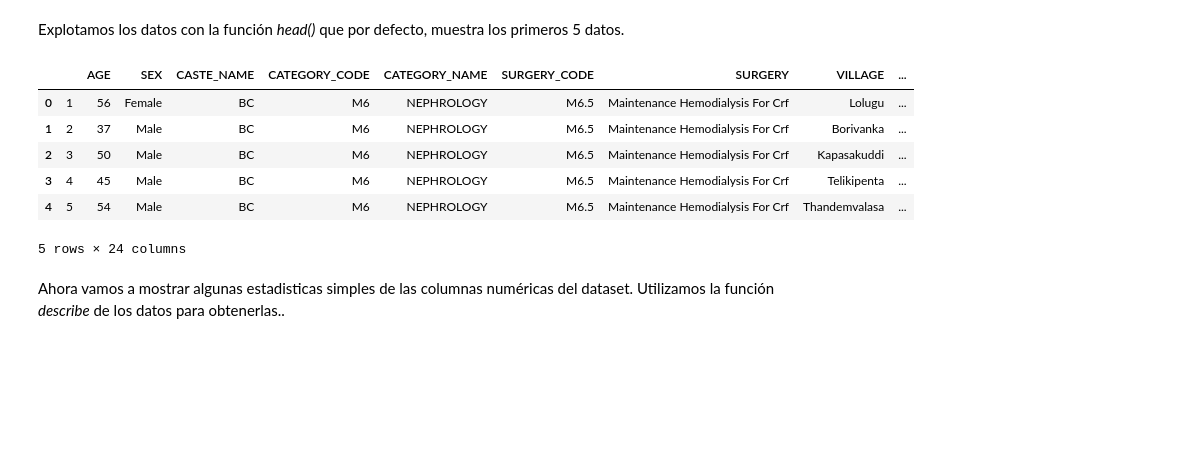
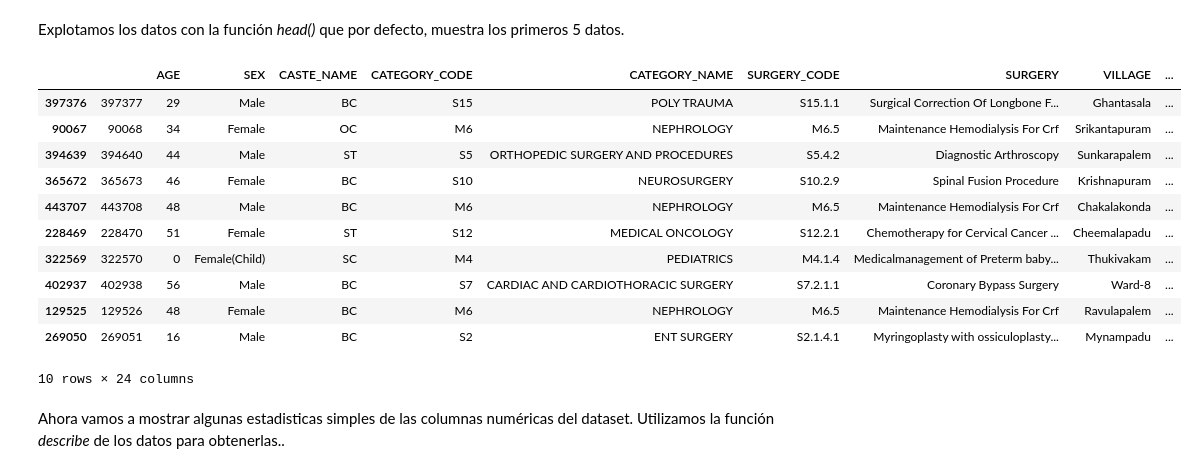
Before and after one commit to matog/iSalud-IntroCienciaDeDatos, a Jupyter notebook: Clase2-India.ipynb, the cells around one changed output. Saved outputs shown, nothing was run; the diff lists cells and outputs as text; code cells hidden in the pictures; blank space fills up the shorter version.

```diff
--- a/Clase2-India.ipynb
+++ b/Clase2-India.ipynb
@@ -32,16 +31,21 @@ No existen restricciones para nombrar las variables. *df*, *data* son los térmi
 data = pd.read_csv('data/ntrarogyaseva.csv')
 # %% [markdown]
 Explotamos los datos con la función *head()* que por defecto, muestra los primeros 5 datos.
-# %%
-data.head()
-# %% [output]
-|  |  | AGE | SEX | CASTE_NAME | CATEGORY_CODE | CATEGORY_NAME | SURGERY_CODE | SURGERY | VILLAGE | ... |
-| 0 | 1 | 56 | Female | BC | M6 | NEPHROLOGY | M6.5 | Maintenance Hemodialysis For Crf | Lolugu | ... |
-| 1 | 2 | 37 | Male | BC | M6 | NEPHROLOGY | M6.5 | Maintenance Hemodialysis For Crf | Borivanka | ... |
-| 2 | 3 | 50 | Male | BC | M6 | NEPHROLOGY | M6.5 | Maintenance Hemodialysis For Crf | Kapasakuddi | ... |
-| 3 | 4 | 45 | Male | BC | M6 | NEPHROLOGY | M6.5 | Maintenance Hemodialysis For Crf | Telikipenta | ... |
-| 4 | 5 | 54 | Male | BC | M6 | NEPHROLOGY | M6.5 | Maintenance Hemodialysis For Crf | Thandemvalasa | ... |
-5 rows × 24 columns
+# %%
+data.sample(10)
+# %% [output]
+|  |  | AGE | SEX | CASTE_NAME | CATEGORY_CODE | CATEGORY_NAME | SURGERY_CODE | SURGERY | VILLAGE | ... |
+| 397376 | 397377 | 29 | Male | BC | S15 | POLY TRAUMA | S15.1.1 | Surgical Correction Of Longbone F... | Ghantasala | ... |
+| 90067 | 90068 | 34 | Female | OC | M6 | NEPHROLOGY | M6.5 | Maintenance Hemodialysis For Crf | Srikantapuram | ... |
+| 394639 | 394640 | 44 | Male | ST | S5 | ORTHOPEDIC SURGERY AND PROCEDURES | S5.4.2 | Diagnostic Arthroscopy | Sunkarapalem | ... |
+| 365672 | 365673 | 46 | Female | BC | S10 | NEUROSURGERY | S10.2.9 | Spinal Fusion Procedure | Krishnapuram | ... |
+| 443707 | 443708 | 48 | Male | BC | M6 | NEPHROLOGY | M6.5 | Maintenance Hemodialysis For Crf | Chakalakonda | ... |
+| 228469 | 228470 | 51 | Female | ST | S12 | MEDICAL ONCOLOGY | S12.2.1 | Chemotherapy for Cervical Cancer ... | Cheemalapadu | ... |
+| 322569 | 322570 | 0 | Female(Child) | SC | M4 | PEDIATRICS | M4.1.4 | Medicalmanagement of Preterm baby... | Thukivakam | ... |
+| 402937 | 402938 | 56 | Male | BC | S7 | CARDIAC AND CARDIOTHORACIC SURGERY | S7.2.1.1 | Coronary Bypass Surgery | Ward-8 | ... |
+| 129525 | 129526 | 48 | Female | BC | M6 | NEPHROLOGY | M6.5 | Maintenance Hemodialysis For Crf | Ravulapalem | ... |
+| 269050 | 269051 | 16 | Male | BC | S2 | ENT SURGERY | S2.1.4.1 | Myringoplasty with ossiculoplasty... | Mynampadu | ... |
+10 rows × 24 columns
 # %% [markdown]
 Ahora vamos a mostrar algunas estadisticas simples de las columnas numéricas del dataset. Utilizamos la función *describe* de los datos para obtenerlas..
 # %%
```
Also changed, not shown: parts of 47 cells of this notebook, 1 other file.
